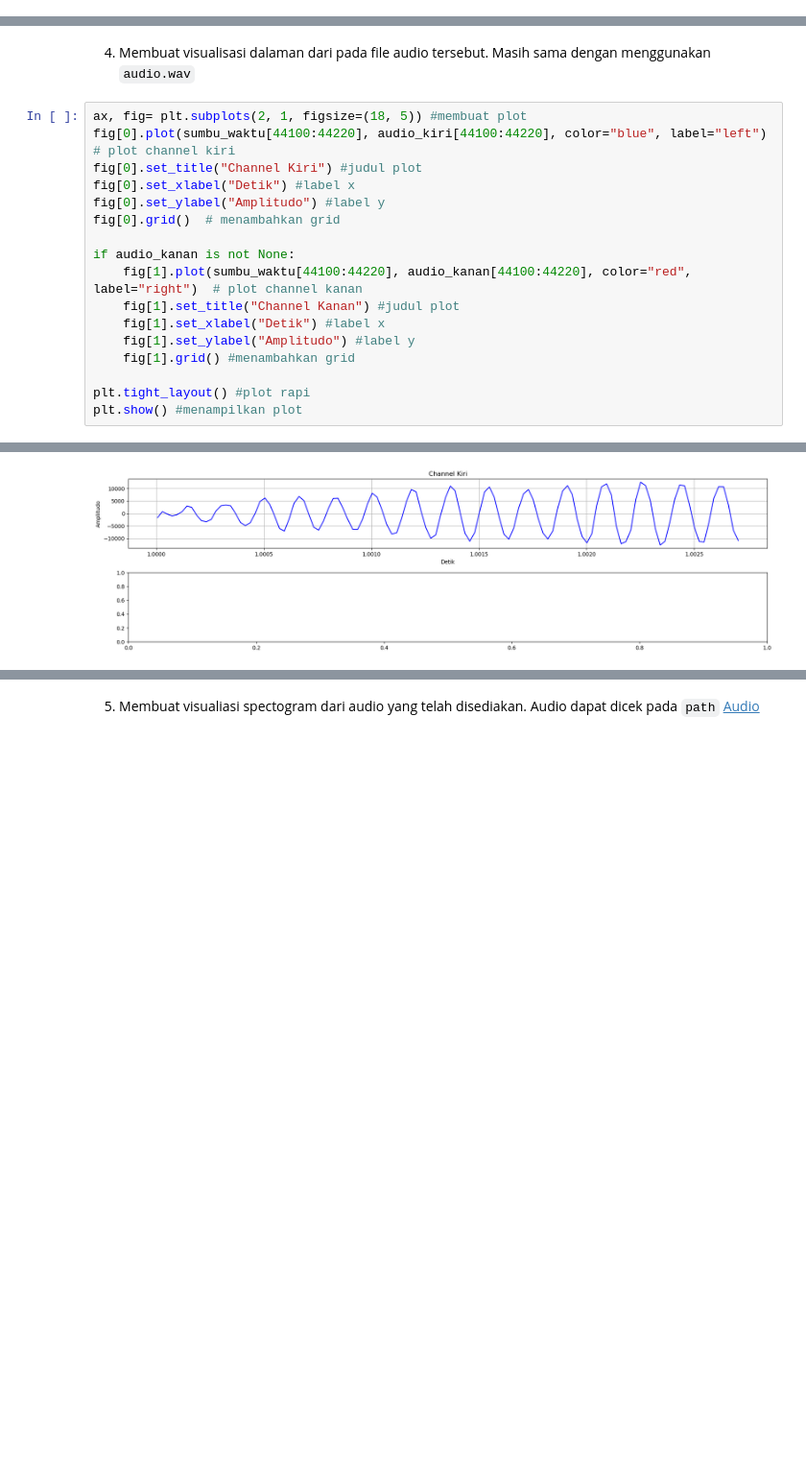
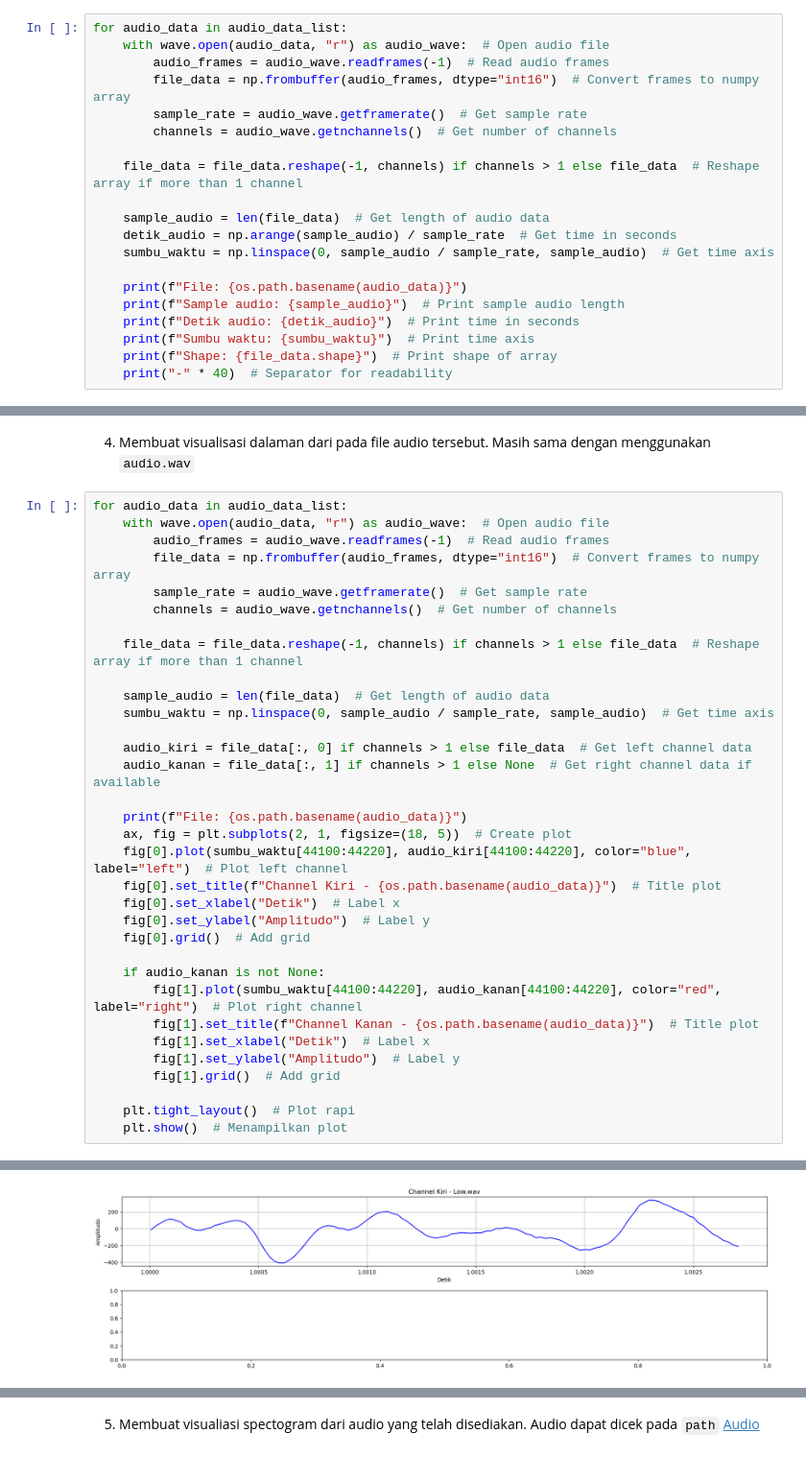
Before and after one commit to kevinsimorangkir21/Digital-Signal-Processing, a Jupyter notebook: 121140150_HO 1.ipynb, the cells around one changed output, grey strips where cells are left out. Shown at 96% size. Saved outputs shown, nothing was run; the diff lists cells and outputs as text; blank space fills up the shorter version.

```diff
--- a/121140150_HO 1.ipynb
+++ b/121140150_HO 1.ipynb
@@ -127,0 +145,20 @@ plt.show() #menampilkan plot
+# %%
+for audio_data in audio_data_list:
+    with wave.open(audio_data, "r") as audio_wave:  # Open audio file
+        audio_frames = audio_wave.readframes(-1)  # Read audio frames
+        file_data = np.frombuffer(audio_frames, dtype="int16")  # Convert frames to numpy array
+        sample_rate = audio_wave.getframerate()  # Get sample rate
+        channels = audio_wave.getnchannels()  # Get number of channels
+
+    file_data = file_data.reshape(-1, channels) if channels > 1 else file_data  # Reshape array if more than 1 channel
+
+    sample_audio = len(file_data)  # Get length of audio data
+    detik_audio = np.arange(sample_audio) / sample_rate  # Get time in seconds
+    sumbu_waktu = np.linspace(0, sample_audio / sample_rate, sample_audio)  # Get time axis
+
+    print(f"File: {os.path.basename(audio_data)}")
+    print(f"Sample audio: {sample_audio}")  # Print sample audio length
+    print(f"Detik audio: {detik_audio}")  # Print time in seconds
+    print(f"Sumbu waktu: {sumbu_waktu}")  # Print time axis
+    print(f"Shape: {file_data.shape}")  # Print shape of array
+    print("-" * 40)  # Separator for readability
@@ -128,20 +258,36 @@ plt.show() #menampilkan plot
 # %% [markdown]
 4. Membuat visualisasi dalaman dari pada file audio tersebut. Masih sama dengan menggunakan `audio.wav`
 # %%
-ax, fig= plt.subplots(2, 1, figsize=(18, 5)) #membuat plot
-fig[0].plot(sumbu_waktu[44100:44220], audio_kiri[44100:44220], color="blue", label="left")  # plot channel kiri
-fig[0].set_title("Channel Kiri") #judul plot
-fig[0].set_xlabel("Detik") #label x
-fig[0].set_ylabel("Amplitudo") #label y
-fig[0].grid()  # menambahkan grid
+for audio_data in audio_data_list:
+    with wave.open(audio_data, "r") as audio_wave:  # Open audio file
+        audio_frames = audio_wave.readframes(-1)  # Read audio frames
+        file_data = np.frombuffer(audio_frames, dtype="int16")  # Convert frames to numpy array
+        sample_rate = audio_wave.getframerate()  # Get sample rate
+        channels = audio_wave.getnchannels()  # Get number of channels
 
-if audio_kanan is not None:
-    fig[1].plot(sumbu_waktu[44100:44220], audio_kanan[44100:44220], color="red", label="right")  # plot channel kanan
-    fig[1].set_title("Channel Kanan") #judul plot
-    fig[1].set_xlabel("Detik") #label x
-    fig[1].set_ylabel("Amplitudo") #label y
-    fig[1].grid() #menambahkan grid
+    file_data = file_data.reshape(-1, channels) if channels > 1 else file_data  # Reshape array if more than 1 channel
 
-plt.tight_layout() #plot rapi
-plt.show() #menampilkan plot
+    sample_audio = len(file_data)  # Get length of audio data
+    sumbu_waktu = np.linspace(0, sample_audio / sample_rate, sample_audio)  # Get time axis
+
+    audio_kiri = file_data[:, 0] if channels > 1 else file_data  # Get left channel data
+    audio_kanan = file_data[:, 1] if channels > 1 else None  # Get right channel data if available
+
+    print(f"File: {os.path.basename(audio_data)}")
+    ax, fig = plt.subplots(2, 1, figsize=(18, 5))  # Create plot
+    fig[0].plot(sumbu_waktu[44100:44220], audio_kiri[44100:44220], color="blue", label="left")  # Plot left channel
+    fig[0].set_title(f"Channel Kiri - {os.path.basename(audio_data)}")  # Title plot
+    fig[0].set_xlabel("Detik")  # Label x
+    fig[0].set_ylabel("Amplitudo")  # Label y
+    fig[0].grid()  # Add grid
+
+    if audio_kanan is not None:
+        fig[1].plot(sumbu_waktu[44100:44220], audio_kanan[44100:44220], color="red", label="right")  # Plot right channel
+        fig[1].set_title(f"Channel Kanan - {os.path.basename(audio_data)}")  # Title plot
+        fig[1].set_xlabel("Detik")  # Label x
+        fig[1].set_ylabel("Amplitudo")  # Label y
+        fig[1].grid()  # Add grid
+
+    plt.tight_layout()  # Plot rapi
+    plt.show()  # Menampilkan plot
 # %% [output]
@@ -148 +295 @@ plt.show() #menampilkan plot
-[figure, old version]
+[figure, new version]
```
Also changed, not shown: parts of 37 cells of this notebook.
